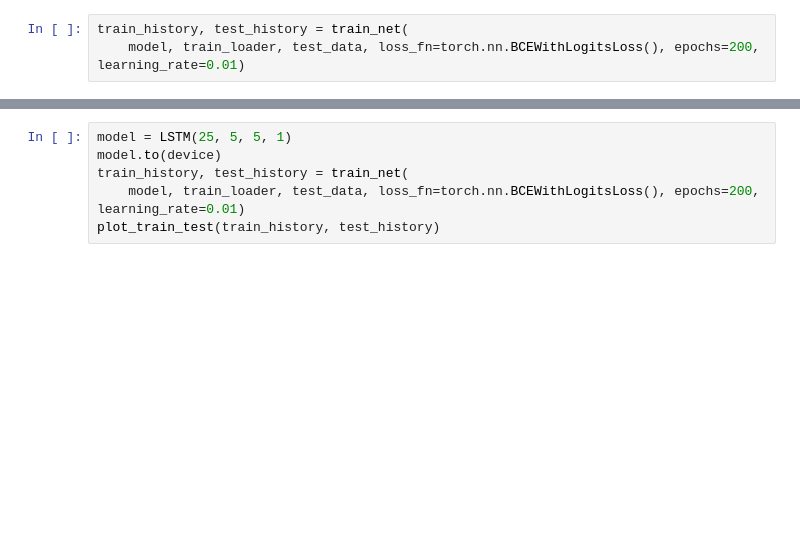
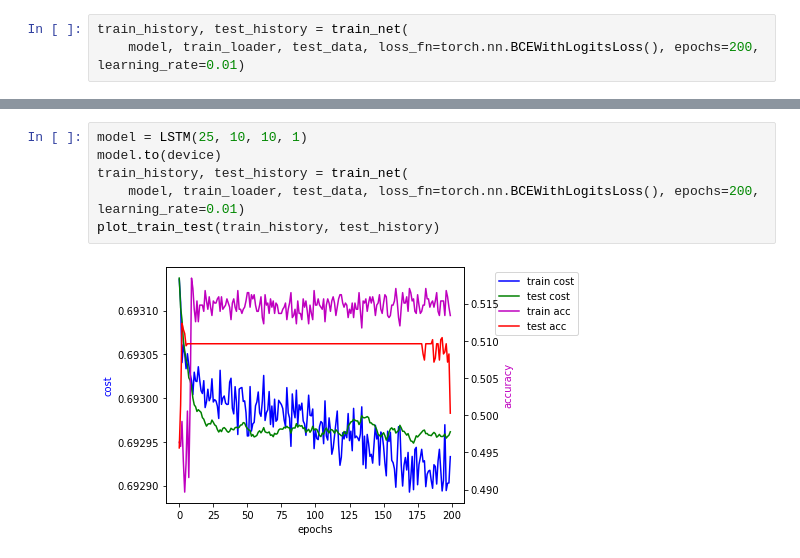
Before and after one commit to lbotti319/currency_nn, a Jupyter notebook: LSTM.ipynb, the cells around one changed output, grey strips where cells are left out. Drawn from its saved outputs; the diff is of its cells as text; blank space fills up the shorter version.

```diff
--- a/LSTM.ipynb
+++ b/LSTM.ipynb
@@ -140,6 +140,8 @@ plot_train_test(train_history, test_history)
 # %%
-model = LSTM(25, 5, 5, 1)
+model = LSTM(25, 10, 10, 1)
 model.to(device)
 train_history, test_history = train_net(
     model, train_loader, test_data, loss_fn=torch.nn.BCEWithLogitsLoss(), epochs=200, learning_rate=0.01)
 plot_train_test(train_history, test_history)
+# %% [output]
+[figure, added]
```
Also changed, not shown: parts of 6 cells of this notebook, 1 other file.
